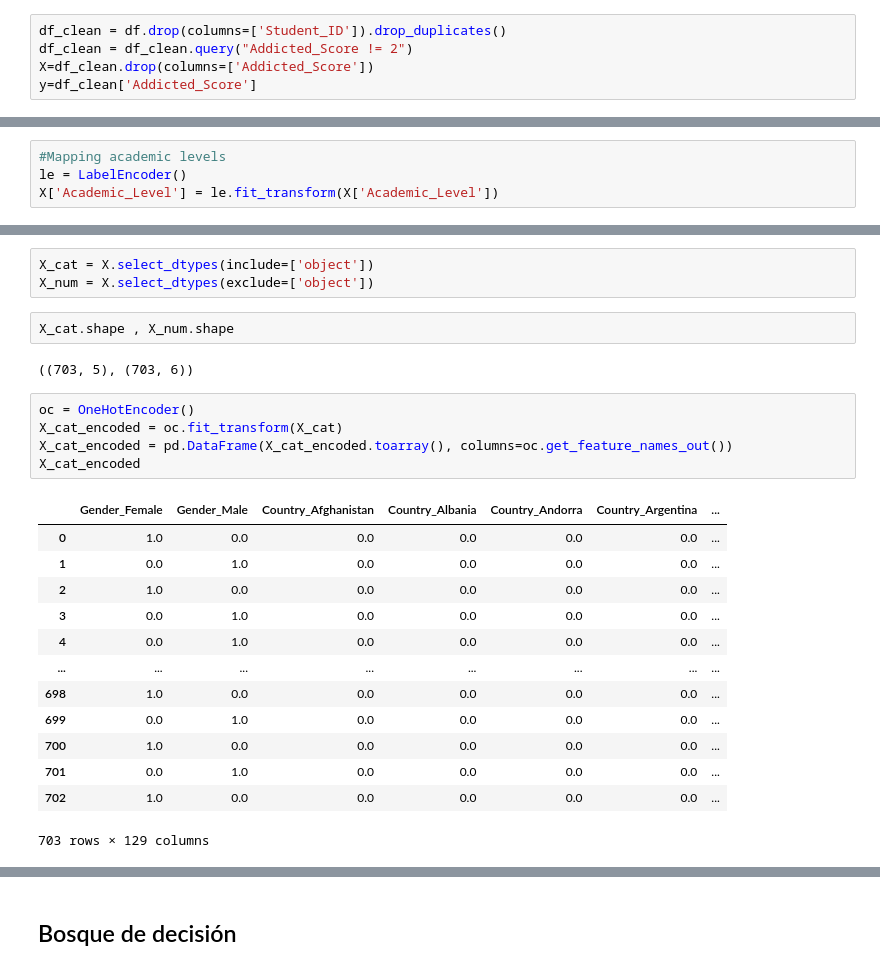
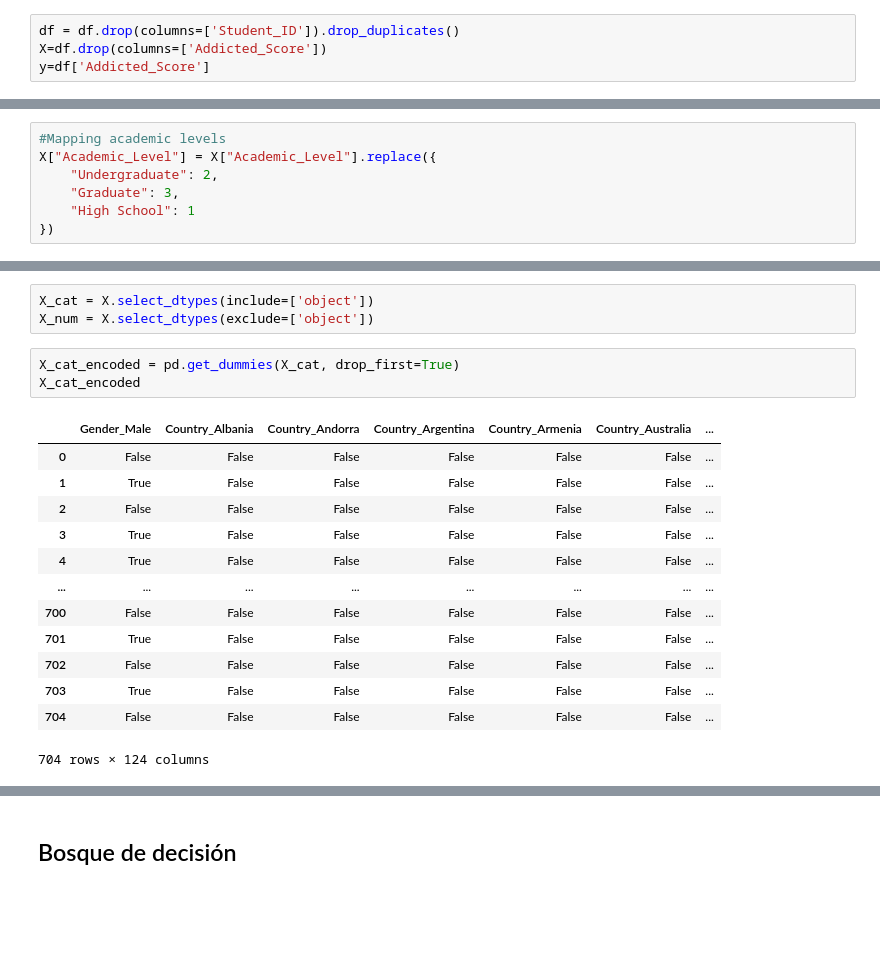
Before and after one commit to Miguel-Acuna/MLDS, a Jupyter notebook: scripts/deployment/deployment.ipynb, the cells around one changed output, grey strips where cells are left out. Drawn from its saved outputs; the diff is of its cells as text; blank space fills up the shorter version.

```diff
--- a/scripts/deployment/deployment.ipynb
+++ b/scripts/deployment/deployment.ipynb
@@ -100,7 +77,6 @@ df.shape
 # %% [markdown]
 ## Preprocesamiento
 # %%
-df_clean = df.drop(columns=['Student_ID']).drop_duplicates()
-df_clean = df_clean.query("Addicted_Score != 2")
-X=df_clean.drop(columns=['Addicted_Score'])
-y=df_clean['Addicted_Score']
+df = df.drop(columns=['Student_ID']).drop_duplicates()
+X=df.drop(columns=['Addicted_Score'])
+y=df['Addicted_Score']
@@ -114,4 +88,7 @@ X_val , X_test , Y_val , Y_test  = train_test_split( X_test , Y_test , test_size
 # %%
 #Mapping academic levels
-le = LabelEncoder()
-X['Academic_Level'] = le.fit_transform(X['Academic_Level'])
+X["Academic_Level"] = X["Academic_Level"].replace({
+    "Undergraduate": 2,
+    "Graduate": 3,
+    "High School": 1
+})
@@ -135,27 +95,21 @@ dtype: int64
 # %%
 X_cat = X.select_dtypes(include=['object'])
 X_num = X.select_dtypes(exclude=['object'])
-# %%
-X_cat.shape , X_num.shape
-# %% [output]
-((703, 5), (703, 6))
-# %%
-oc = OneHotEncoder()
-X_cat_encoded = oc.fit_transform(X_cat)
-X_cat_encoded = pd.DataFrame(X_cat_encoded.toarray(), columns=oc.get_feature_names_out())
-X_cat_encoded
-# %% [output]
-|  | Gender_Female | Gender_Male | Country_Afghanistan | Country_Albania | Country_Andorra | Country_Argentina | ... |
-| 0 | 1.0 | 0.0 | 0.0 | 0.0 | 0.0 | 0.0 | ... |
-| 1 | 0.0 | 1.0 | 0.0 | 0.0 | 0.0 | 0.0 | ... |
-| 2 | 1.0 | 0.0 | 0.0 | 0.0 | 0.0 | 0.0 | ... |
-| 3 | 0.0 | 1.0 | 0.0 | 0.0 | 0.0 | 0.0 | ... |
-| 4 | 0.0 | 1.0 | 0.0 | 0.0 | 0.0 | 0.0 | ... |
-| ... | ... | ... | ... | ... | ... | ... | ... |
-| 698 | 1.0 | 0.0 | 0.0 | 0.0 | 0.0 | 0.0 | ... |
-| 699 | 0.0 | 1.0 | 0.0 | 0.0 | 0.0 | 0.0 | ... |
-| 700 | 1.0 | 0.0 | 0.0 | 0.0 | 0.0 | 0.0 | ... |
-| 701 | 0.0 | 1.0 | 0.0 | 0.0 | 0.0 | 0.0 | ... |
-| 702 | 1.0 | 0.0 | 0.0 | 0.0 | 0.0 | 0.0 | ... |
-703 rows × 129 columns
+# %%
+X_cat_encoded = pd.get_dummies(X_cat, drop_first=True)
+X_cat_encoded
+# %% [output]
+|  | Gender_Male | Country_Albania | Country_Andorra | Country_Argentina | Country_Armenia | Country_Australia | ... |
+| 0 | False | False | False | False | False | False | ... |
+| 1 | True | False | False | False | False | False | ... |
+| 2 | False | False | False | False | False | False | ... |
+| 3 | True | False | False | False | False | False | ... |
+| 4 | True | False | False | False | False | False | ... |
+| ... | ... | ... | ... | ... | ... | ... | ... |
+| 700 | False | False | False | False | False | False | ... |
+| 701 | True | False | False | False | False | False | ... |
+| 702 | False | False | False | False | False | False | ... |
+| 703 | True | False | False | False | False | False | ... |
+| 704 | False | False | False | False | False | False | ... |
+704 rows × 124 columns
 # %%
```
Also changed, not shown: parts of 43 cells of this notebook.
